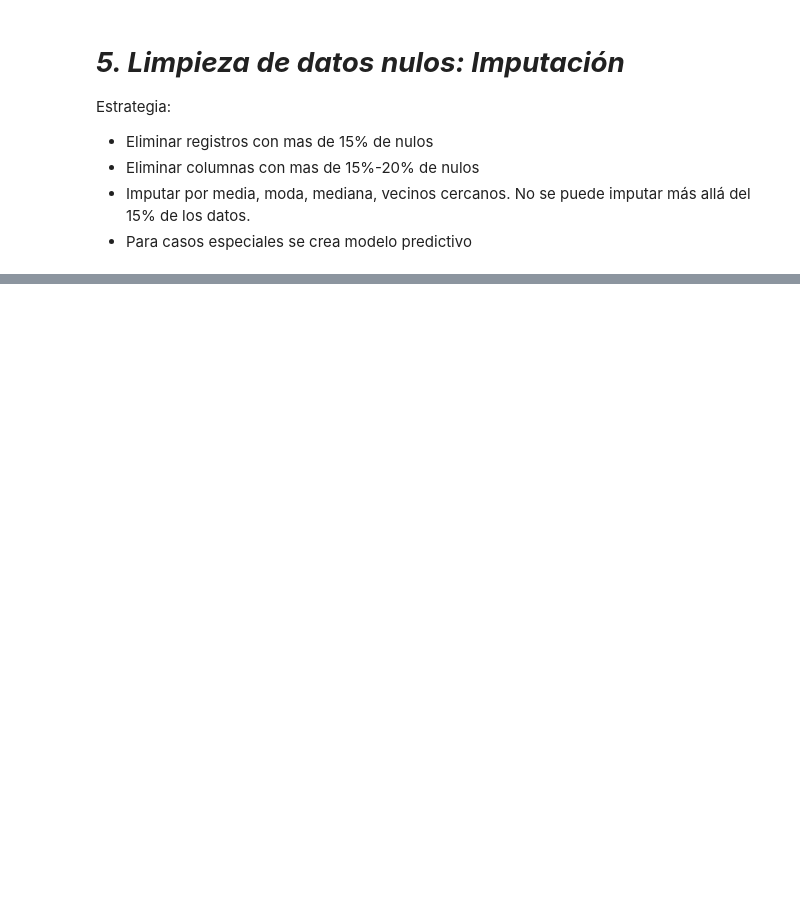
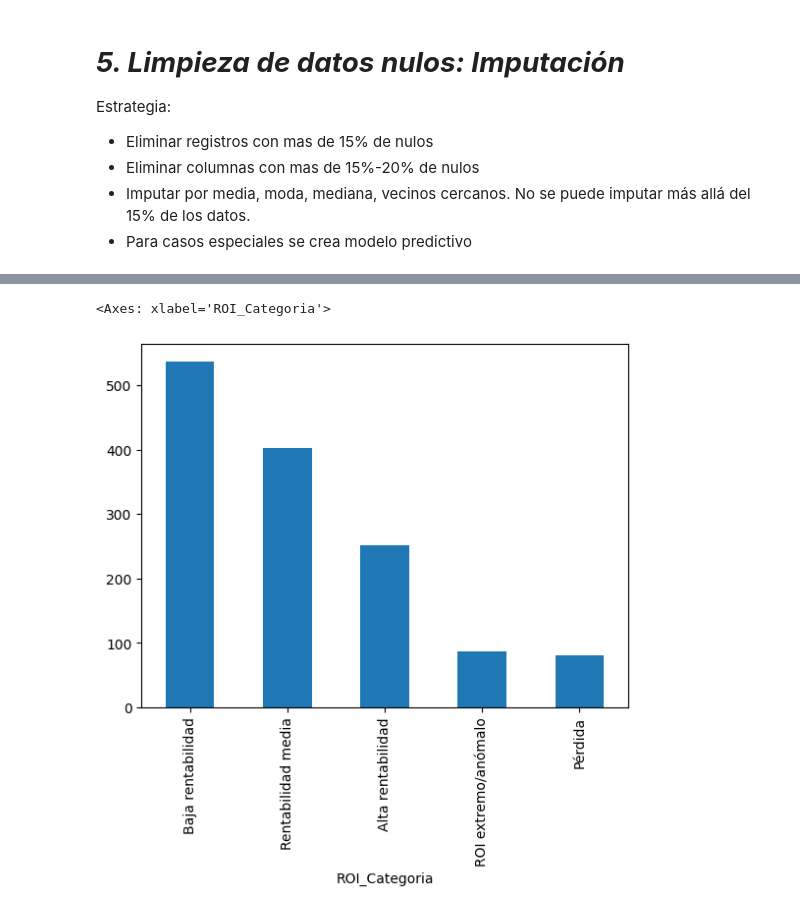
Before and after one commit to cutiepie25/MDD_ProyectoFinal, a Jupyter notebook: final/final_limpieza_datos.ipynb, the cells around one changed output, grey strips where cells are left out. Saved outputs shown, nothing was run; the diff lists cells and outputs as text; code cells hidden in the pictures; blank space fills up the shorter version.

```diff
--- a/final/final_limpieza_datos.ipynb
+++ b/final/final_limpieza_datos.ipynb
@@ -580,0 +774,5 @@ df.head()
+# %%
+df['ROI_Categoria'].value_counts().plot(kind='bar')
+# %% [output]
+<Axes: xlabel='ROI_Categoria'>
+[figure, added]
```
Also changed, not shown: parts of 39 cells of this notebook, 5 other files.
